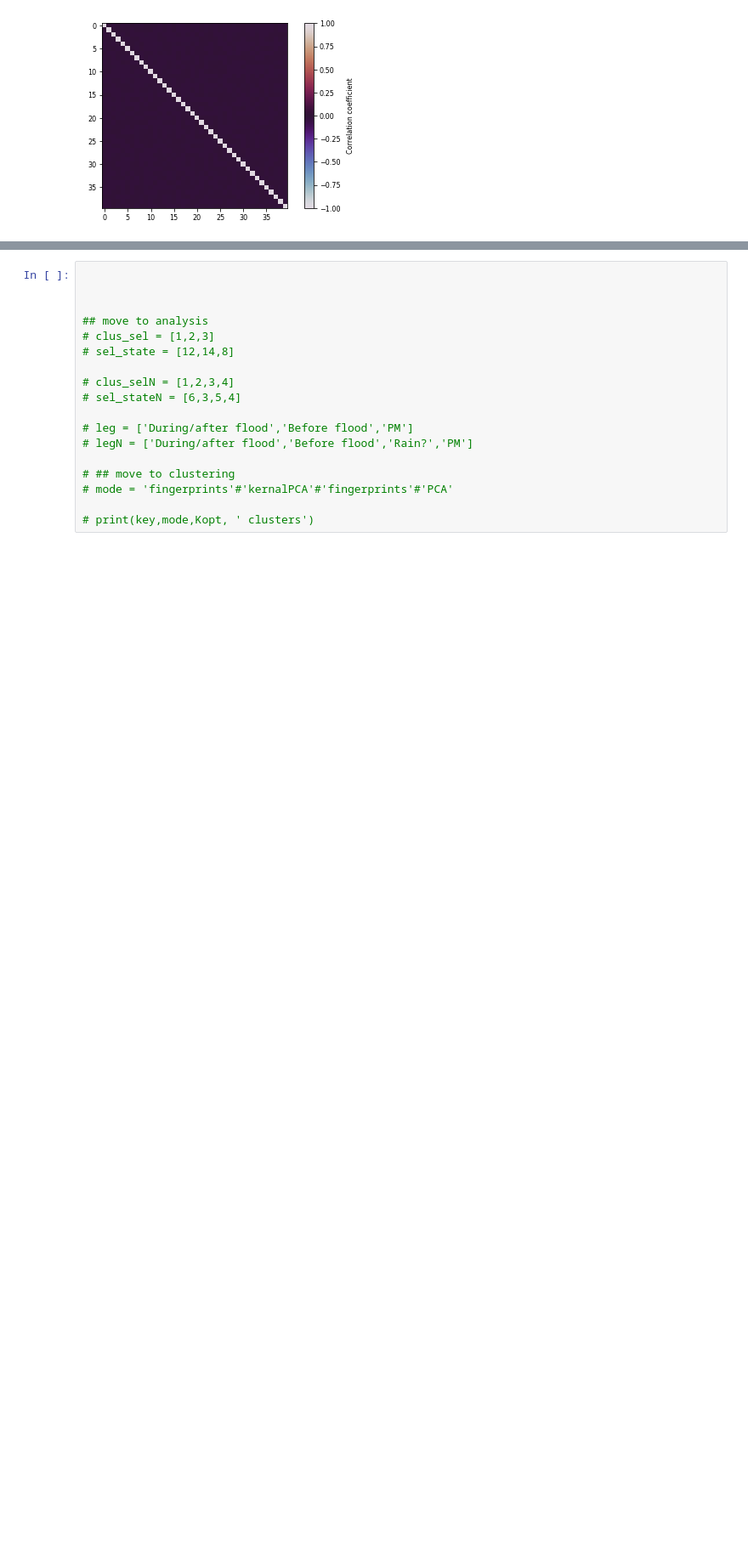
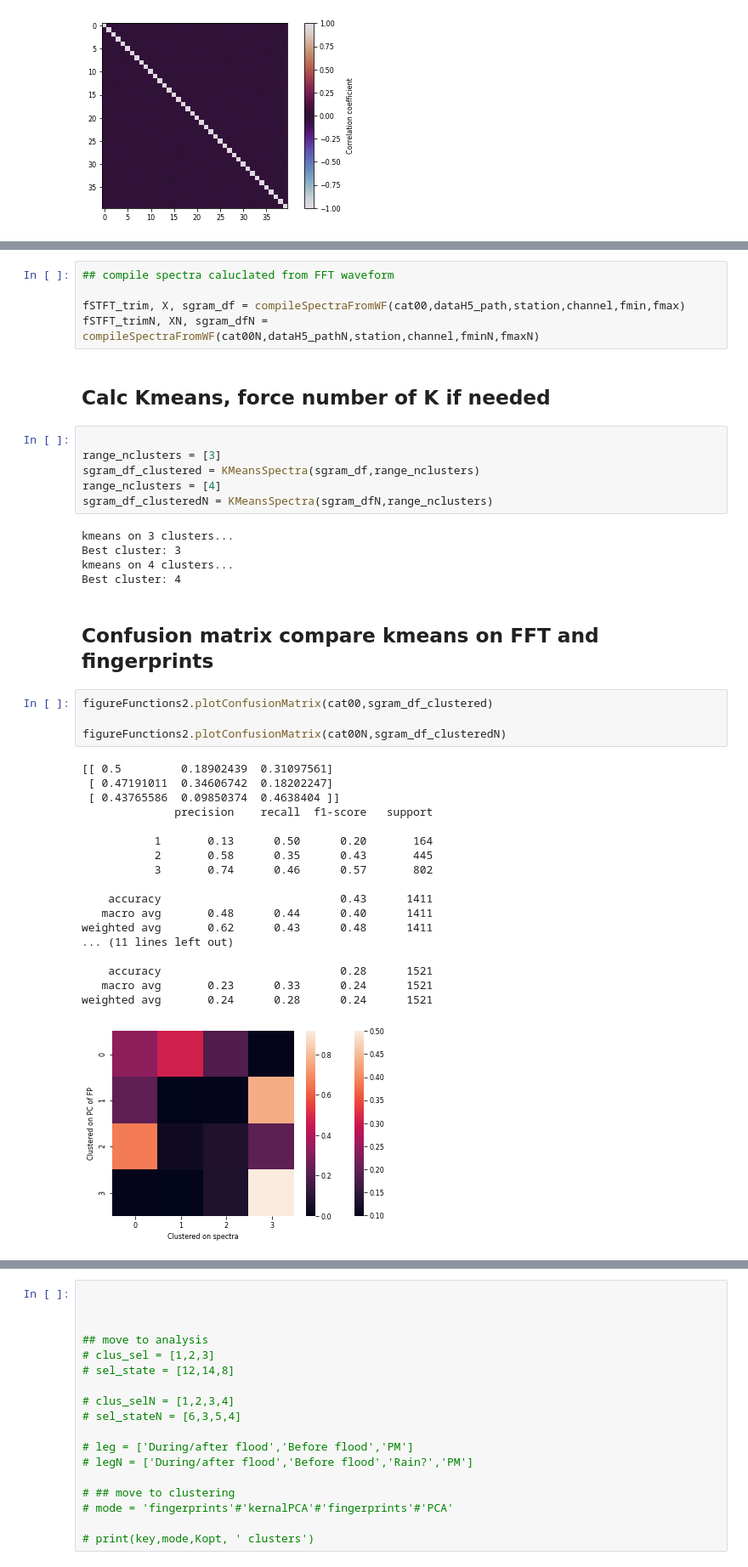
Before and after one commit to tsawi/Unsupervised_ML_Gornergletscher, a Jupyter notebook: notebooks/plotting_SuppFigs.ipynb, the cells around one changed output, grey strips where cells are left out. Shown at 85% size. Cells and saved outputs as stored; diff of their text form; blank space fills up the shorter version.

```diff
--- a/notebooks/plotting_SuppFigs.ipynb
+++ b/notebooks/plotting_SuppFigs.ipynb
@@ -678,0 +751,43 @@ plt.savefig(pathFig + 'Supp_CC_RANDomnoise.png')
+# %%
+## compile spectra caluclated from FFT waveform
+
+fSTFT_trim, X, sgram_df = compileSpectraFromWF(cat00,dataH5_path,station,channel,fmin,fmax)
+fSTFT_trimN, XN, sgram_dfN = compileSpectraFromWF(cat00N,dataH5_pathN,station,channel,fminN,fmaxN)
+# %% [markdown]
+## Calc Kmeans, force number of K if needed
+# %%
+
+range_nclusters = [3]
+sgram_df_clustered = KMeansSpectra(sgram_df,range_nclusters)
+range_nclusters = [4]
+sgram_df_clusteredN = KMeansSpectra(sgram_dfN,range_nclusters)
+# %% [output]
+kmeans on 3 clusters...
+Best cluster: 3
+kmeans on 4 clusters...
+Best cluster: 4
+# %% [markdown]
+## Confusion matrix compare kmeans on FFT and fingerprints
+# %%
+figureFunctions2.plotConfusionMatrix(cat00,sgram_df_clustered)
+
+figureFunctions2.plotConfusionMatrix(cat00N,sgram_df_clusteredN)
+# %% [output]
+[[ 0.5         0.18902439  0.31097561]
+ [ 0.47191011  0.34606742  0.18202247]
+ [ 0.43765586  0.09850374  0.4638404 ]]
+              precision    recall  f1-score   support
+
+           1       0.13      0.50      0.20       164
+           2       0.58      0.35      0.43       445
+           3       0.74      0.46      0.57       802
+
+    accuracy                           0.43      1411
+   macro avg       0.48      0.44      0.40      1411
+weighted avg       0.62      0.43      0.48      1411
+... (11 lines left out)
+
+    accuracy                           0.28      1521
+   macro avg       0.23      0.33      0.24      1521
+weighted avg       0.24      0.28      0.24      1521
+[figure, added]
```
Also changed, not shown: parts of 7 cells of this notebook, 21 other files.
